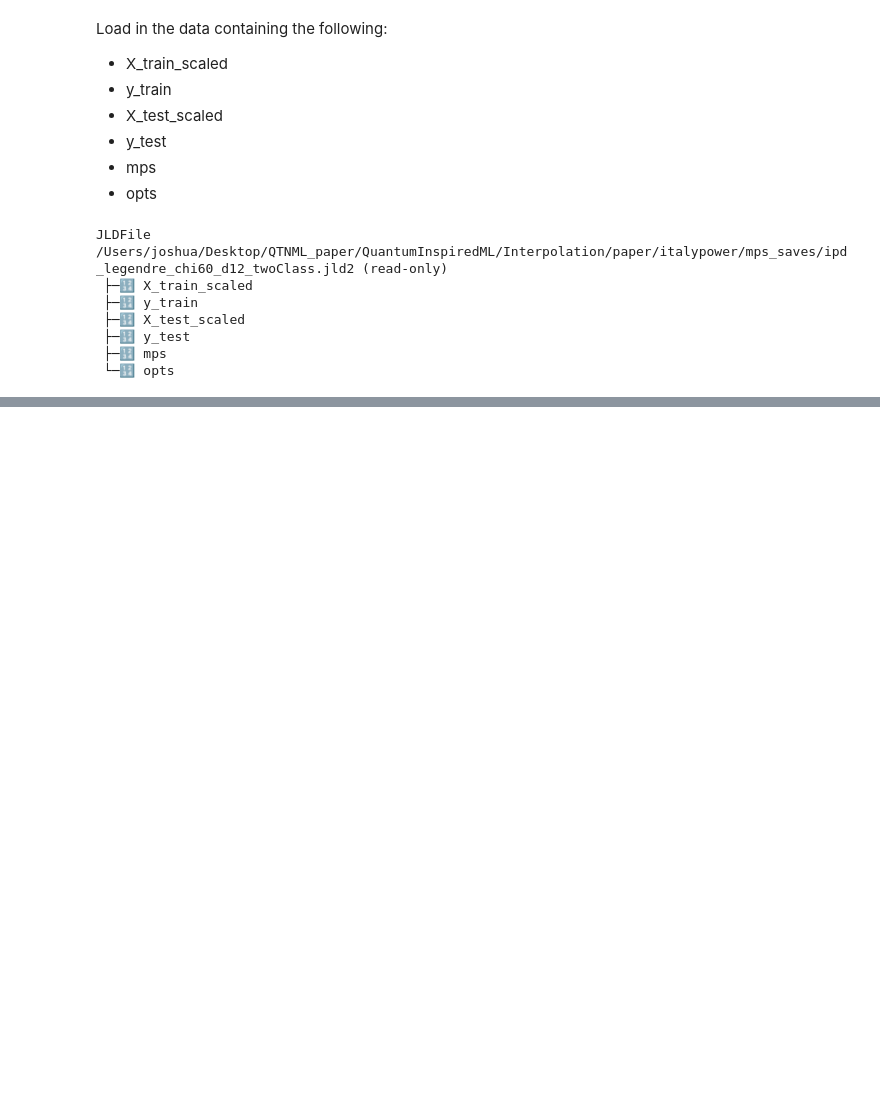
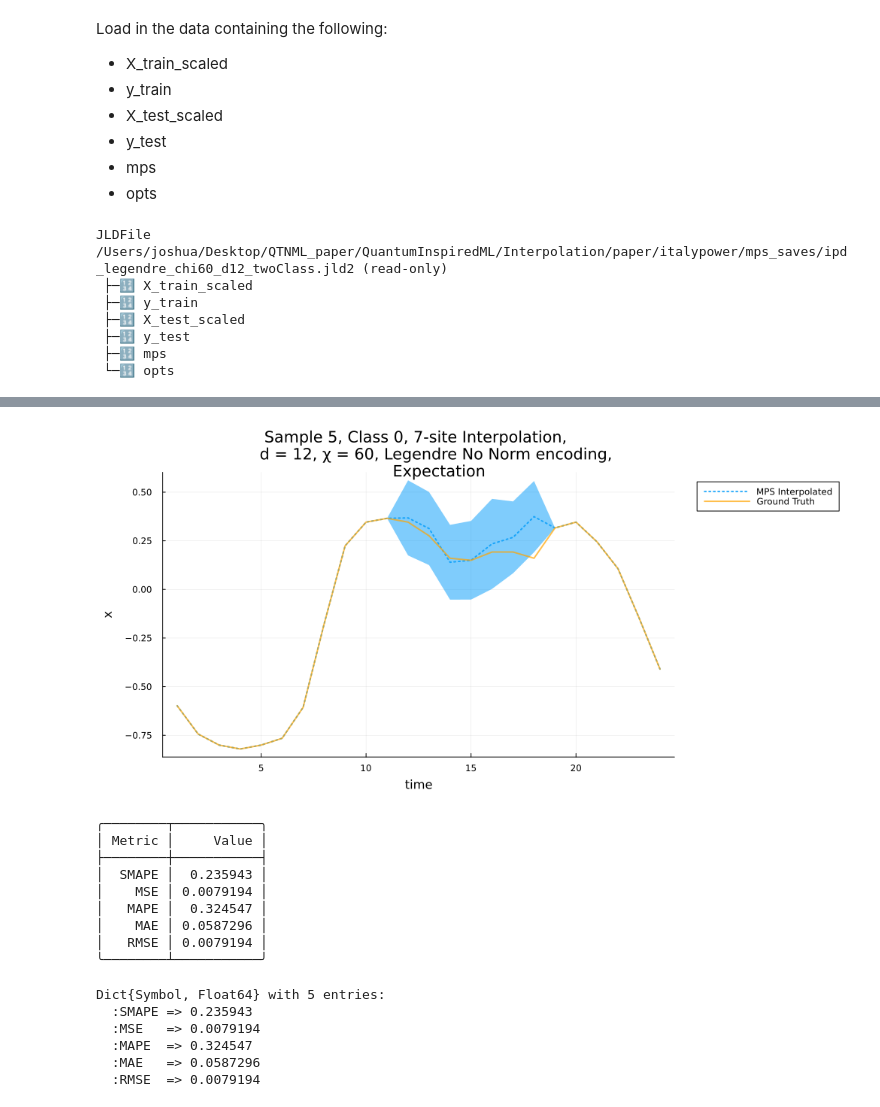
Before and after one commit to jmoo2880/QuantumInspiredML, a Jupyter notebook: Interpolation/forecasting_demo.ipynb, the cells around one changed output, grey strips where cells are left out. Drawn from its saved outputs; the diff is of its cells as text; code cells hidden in the pictures; blank space fills up the shorter version.

```diff
--- a/Interpolation/forecasting_demo.ipynb
+++ b/Interpolation/forecasting_demo.ipynb
@@ -27,0 +100,22 @@ encode_classes_separately=encode_classes_separately, train_classes_separately=tr
+# %%
+class = 0
+interp_sites = collect(12:1:18)
+instance_idx = 5
+any_interpolate_single_time_series(fc, class, instance_idx, interp_sites)
+# %% [output]
+[figure, added]
+╭────────┬───────────╮
+│ Metric │     Value │
+├────────┼───────────┤
+│  SMAPE │  0.235943 │
+│    MSE │ 0.0079194 │
+│   MAPE │  0.324547 │
+│    MAE │ 0.0587296 │
+│   RMSE │ 0.0079194 │
+╰────────┴───────────╯
+Dict{Symbol, Float64} with 5 entries:
+  :SMAPE => 0.235943
+  :MSE   => 0.0079194
+  :MAPE  => 0.324547
+  :MAE   => 0.0587296
+  :RMSE  => 0.0079194
```
Also changed, not shown: parts of 9 cells of this notebook, 2 other files.
